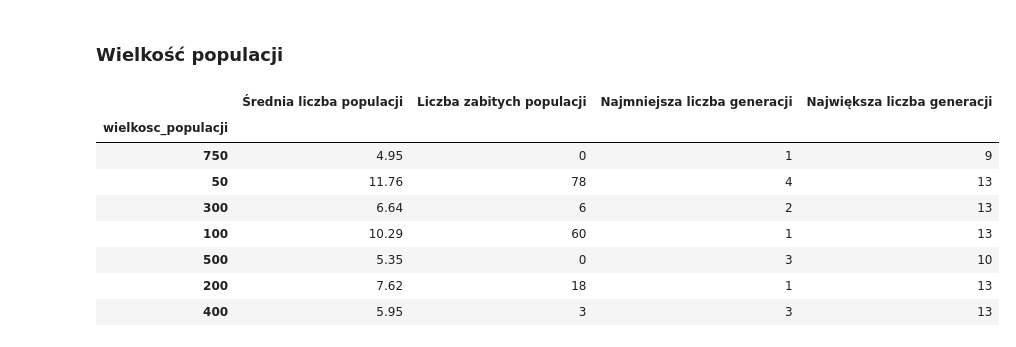
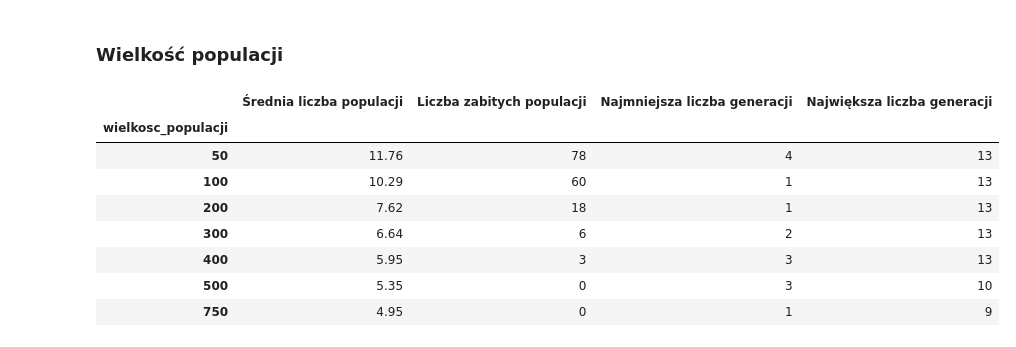
Before and after one commit to christopher-dabrowski/POSI-C3, a Jupyter notebook: Analiza pomiarow.ipynb, the cells around one changed output. Drawn from its saved outputs; the diff is of its cells as text; code cells hidden in the pictures.

```diff
--- a/Analiza pomiarow.ipynb
+++ b/Analiza pomiarow.ipynb
@@ -227,18 +231,19 @@ fig.write_image('fig.svg')
 ### Wielkość populacji
 # %%
 df = read_data_files_to_df(f'{base_path}/wielkosc_populacji')
+df.index = df.index.map(int)
 results_df = df.iloc[:, -4:]
-results_df
+results_df.sort_index()
 # %% [output]
 |  | Średnia liczba populacji | Liczba zabitych populacji | Najmniejsza liczba generacji | Największa liczba generacji |
 | wielkosc_populacji |  |  |  |  |
+| 50 | 11.76 | 78 | 4 | 13 |
+| 100 | 10.29 | 60 | 1 | 13 |
+| 200 | 7.62 | 18 | 1 | 13 |
+| 300 | 6.64 | 6 | 2 | 13 |
+| 400 | 5.95 | 3 | 3 | 13 |
+| 500 | 5.35 | 0 | 3 | 10 |
 | 750 | 4.95 | 0 | 1 | 9 |
-| 50 | 11.76 | 78 | 4 | 13 |
-| 300 | 6.64 | 6 | 2 | 13 |
-| 100 | 10.29 | 60 | 1 | 13 |
-| 500 | 5.35 | 0 | 3 | 10 |
-| 200 | 7.62 | 18 | 1 | 13 |
-| 400 | 5.95 | 3 | 3 | 13 |
 # %%
 x = 'Wielkość populacji'
 y = 'Średnia liczba populacji'
```
Also changed, not shown: parts of 5 cells of this notebook.
